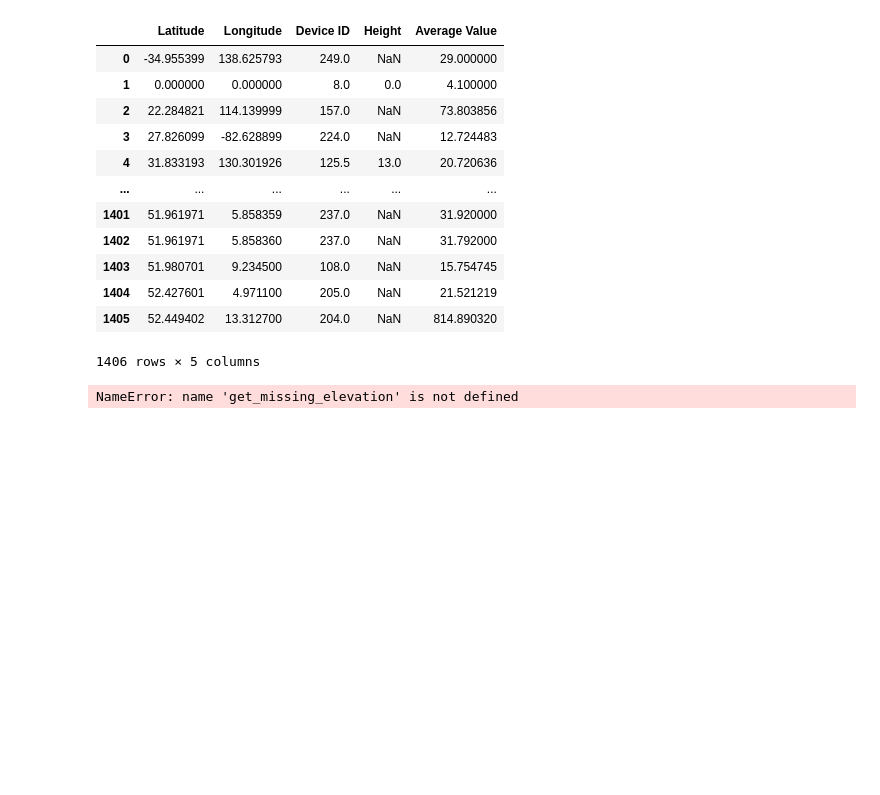
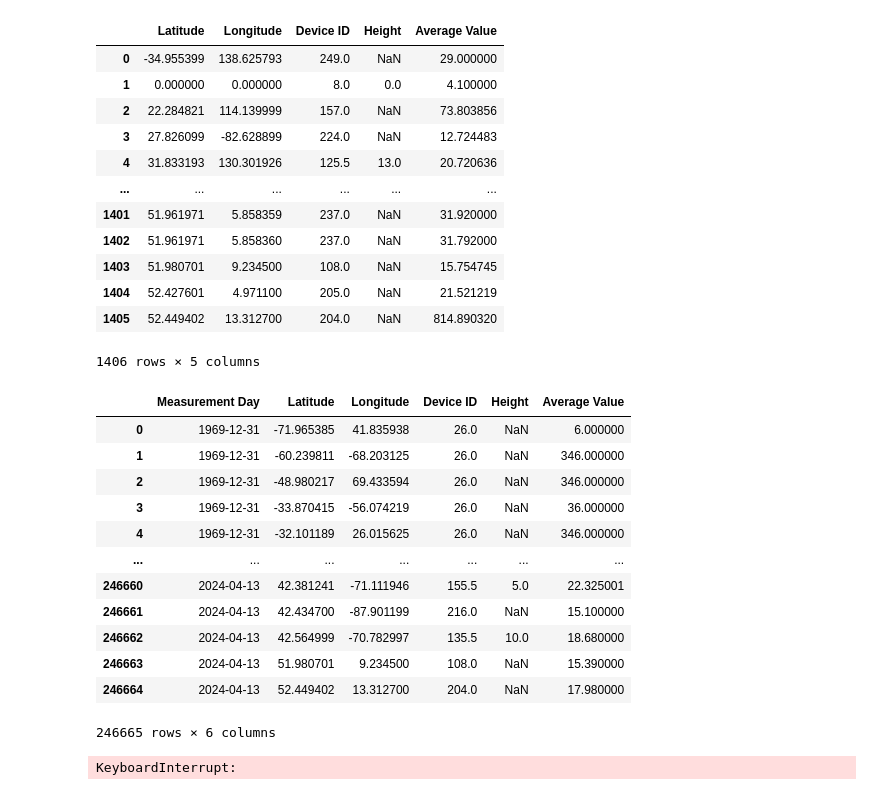
Before and after one commit to MehowBd/Safecast-Radiation-Dataset-Analysis, a Jupyter notebook: main.ipynb, the cells around one changed output. Drawn from its saved outputs; the diff is of its cells as text; code cells hidden in the pictures; blank space fills up the shorter version.

Commit message:
get missing height

```diff
--- a/main.ipynb
+++ b/main.ipynb
@@ -307,7 +305,21 @@ fig.update_layout(height=800)
 fig.show()
 # %%
 df = df.groupby(['Measurement Day', 'Latitude', 'Longitude'])
-# %%
-df = get_missing_elevation(df)
-# %% [output]
-NameError: name 'get_missing_elevation' is not defined
+# %%
+grouped_df = df.agg('mean').reset_index()
+# %%
+grouped_df['Height']
+# %% [output]
+|  | Measurement Day | Latitude | Longitude | Device ID | Height | Average Value |
+| 0 | 1969-12-31 | -71.965385 | 41.835938 | 26.0 | NaN | 6.000000 |
+| 1 | 1969-12-31 | -60.239811 | -68.203125 | 26.0 | NaN | 346.000000 |
+| 2 | 1969-12-31 | -48.980217 | 69.433594 | 26.0 | NaN | 346.000000 |
+| 3 | 1969-12-31 | -33.870415 | -56.074219 | 26.0 | NaN | 36.000000 |
+| 4 | 1969-12-31 | -32.101189 | 26.015625 | 26.0 | NaN | 346.000000 |
+| ... | ... | ... | ... | ... | ... | ... |
+| 246660 | 2024-04-13 | 42.381241 | -71.111946 | 155.5 | 5.0 | 22.325001 |
+| 246661 | 2024-04-13 | 42.434700 | -87.901199 | 216.0 | NaN | 15.100000 |
+| 246662 | 2024-04-13 | 42.564999 | -70.782997 | 135.5 | 10.0 | 18.680000 |
+| 246663 | 2024-04-13 | 51.980701 | 9.234500 | 108.0 | NaN | 15.390000 |
+| 246664 | 2024-04-13 | 52.449402 | 13.312700 | 204.0 | NaN | 17.980000 |
+246665 rows × 6 columns
@@ -313,0 +349,4 @@ NameError: name 'get_missing_elevation' is not defined
+# %%
+df = fill_missing_height(grouped_df)
+# %% [output]
+KeyboardInterrupt:
```
Also changed, not shown: parts of 3 cells of this notebook.
